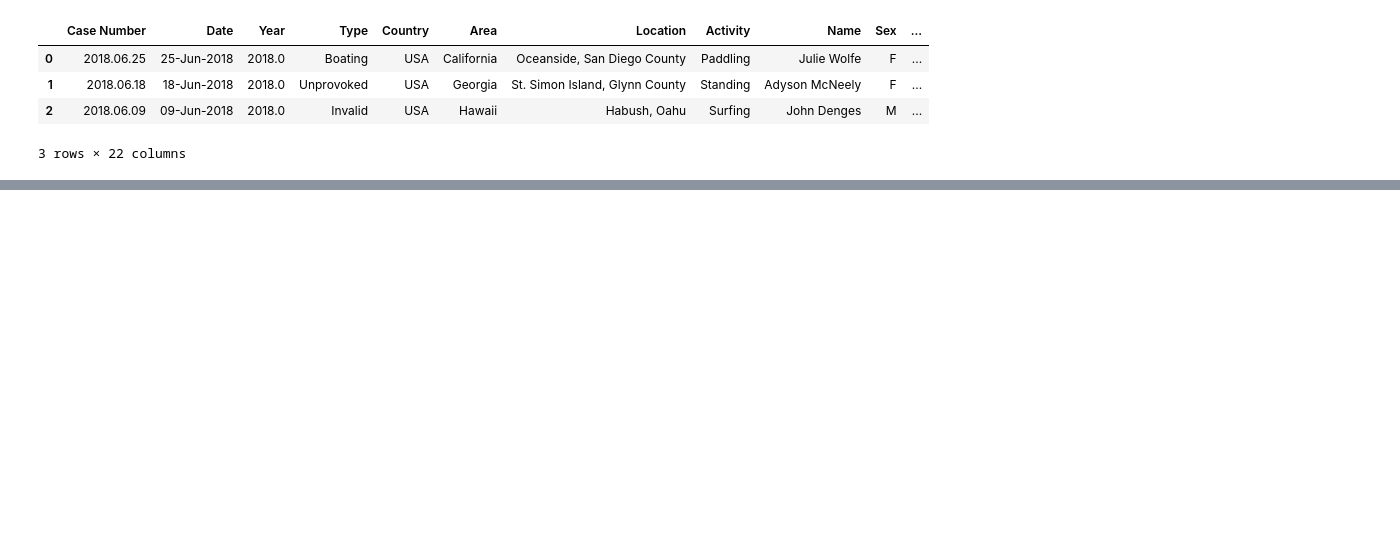
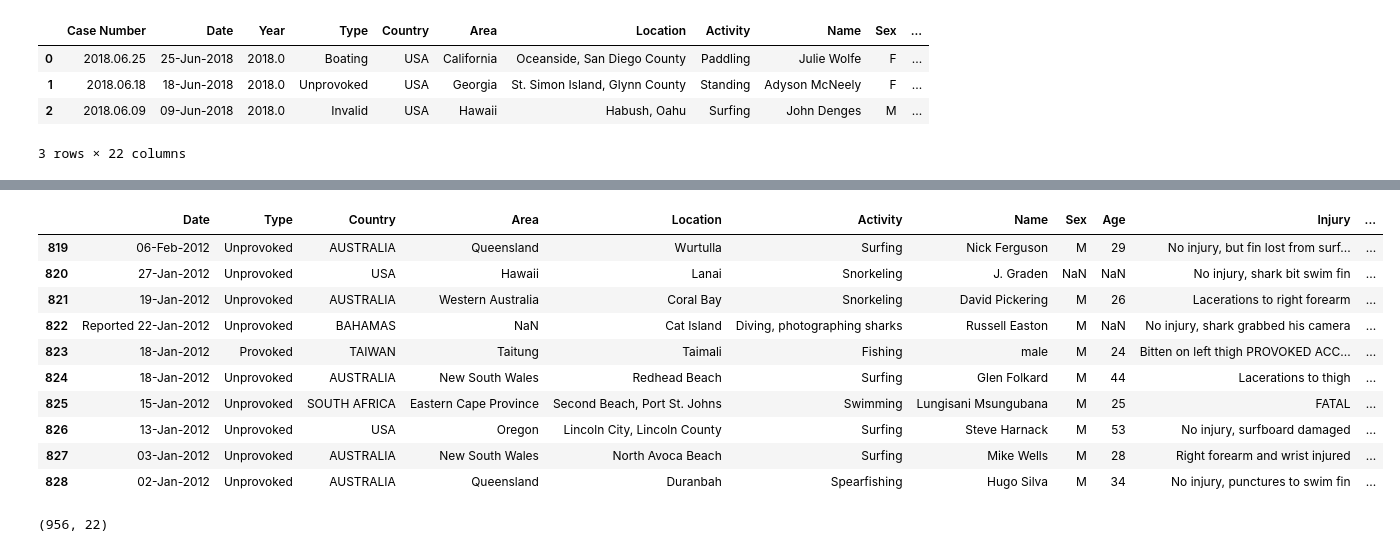
Before and after one commit to CarlosSanzDGP/sharkaggle, a Jupyter notebook: Cleaning.ipynb, the cells around one changed output, grey strips where cells are left out. Saved outputs shown, nothing was run; the diff lists cells and outputs as text; code cells hidden in the pictures; blank space fills up the shorter version.

```diff
--- a/Cleaning.ipynb
+++ b/Cleaning.ipynb
@@ -99,0 +181,20 @@ https://github.com/CarlosSanzDGP/Datasharks/blob/master/Cleaning.ipynb seguir co
+# %%
+dfraw.tail(10)
+# %% [output]
+|  | Date | Type | Country | Area | Location | Activity | Name | Sex | Age | Injury | ... |
+| 819 | 06-Feb-2012 | Unprovoked | AUSTRALIA | Queensland | Wurtulla | Surfing | Nick Ferguson | M | 29 | No injury, but fin lost from surf... | ... |
+| 820 | 27-Jan-2012 | Unprovoked | USA | Hawaii | Lanai | Snorkeling | J. Graden | NaN | NaN | No injury, shark bit swim fin | ... |
+| 821 | 19-Jan-2012 | Unprovoked | AUSTRALIA | Western Australia | Coral Bay | Snorkeling | David Pickering | M | 26 | Lacerations to right forearm | ... |
+| 822 | Reported 22-Jan-2012 | Unprovoked | BAHAMAS | NaN | Cat Island | Diving, photographing sharks | Russell Easton | M | NaN | No injury, shark grabbed his camera | ... |
+| 823 | 18-Jan-2012 | Provoked | TAIWAN | Taitung | Taimali | Fishing | male | M | 24 | Bitten on left thigh PROVOKED ACC... | ... |
+| 824 | 18-Jan-2012 | Unprovoked | AUSTRALIA | New South Wales | Redhead Beach | Surfing | Glen Folkard | M | 44 | Lacerations to thigh | ... |
+| 825 | 15-Jan-2012 | Unprovoked | SOUTH AFRICA | Eastern Cape Province | Second Beach, Port St. Johns | Swimming | Lungisani Msungubana | M | 25 | FATAL | ... |
+| 826 | 13-Jan-2012 | Unprovoked | USA | Oregon | Lincoln City, Lincoln County | Surfing | Steve Harnack | M | 53 | No injury, surfboard damaged | ... |
+| 827 | 03-Jan-2012 | Unprovoked | AUSTRALIA | New South Wales | North Avoca Beach | Surfing | Mike Wells | M | 28 | Right forearm and wrist injured | ... |
+| 828 | 02-Jan-2012 | Unprovoked | AUSTRALIA | Queensland | Duranbah | Spearfishing | Hugo Silva | M | 34 | No injury, punctures to swim fin | ... |
+# %%
+# En cualquier caso solo quiero los datos a partir de 2011. Eliminamos los anteriores
+dfraw = dfraw[dfraw.Year > 2010.0]
+dfraw.shape
+# %% [output]
+(956, 22)
```
Also changed, not shown: parts of 24 cells of this notebook.
